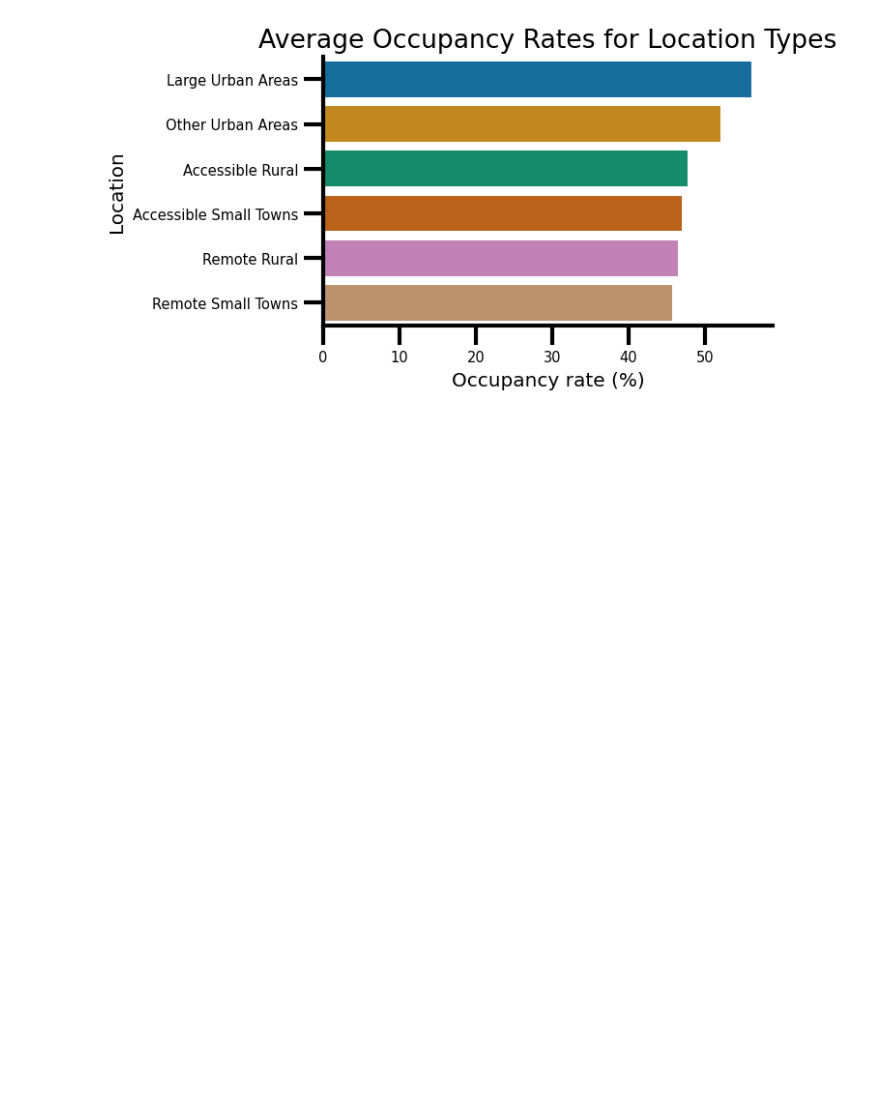
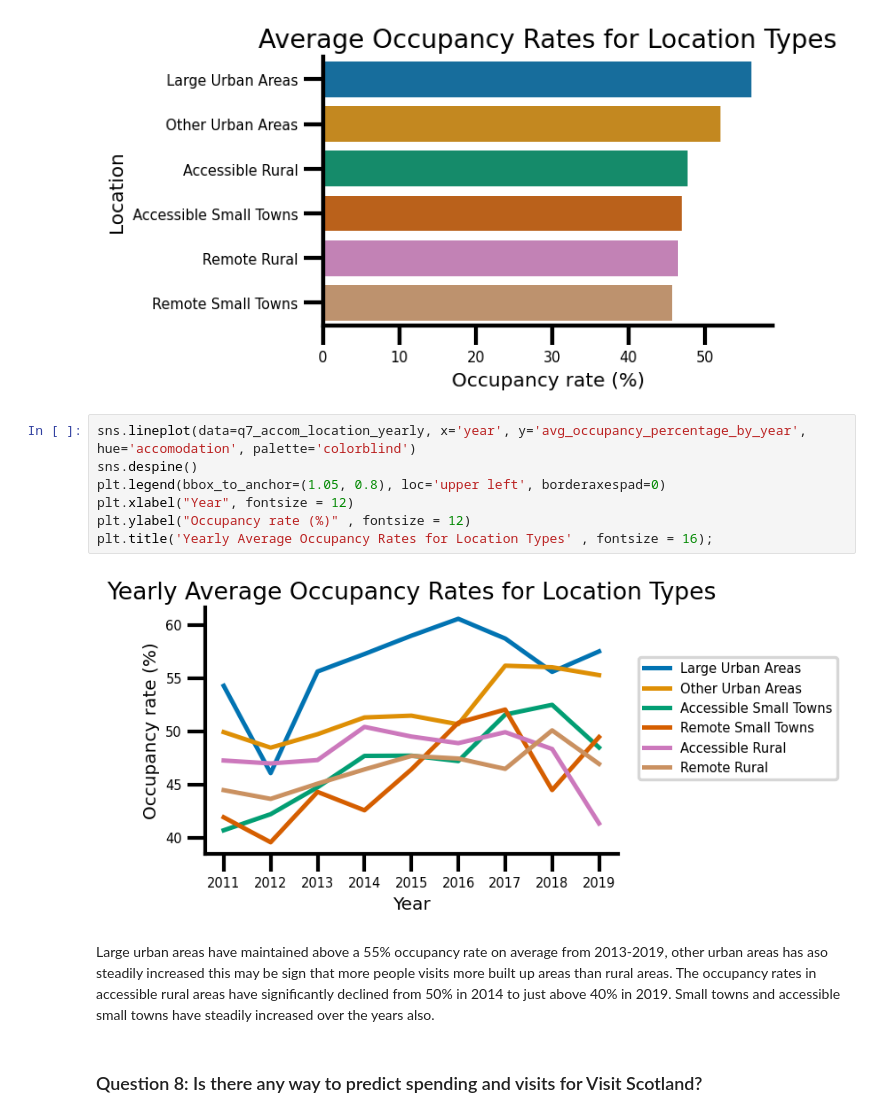
Before and after one commit to mjmarr/visit_scotland_final_project, a Jupyter notebook: analysis/analysis.ipynb, the cells around one changed output. Drawn from its saved outputs; the diff is of its cells as text; blank space fills up the shorter version.

```diff
--- a/analysis/analysis.ipynb
+++ b/analysis/analysis.ipynb
@@ -867,3 +895,16 @@ plt.ylabel("Location", fontsize = 12)
 plt.title('Average Occupancy Rates for Location Types' , fontsize = 16);
 # %% [output]
 [figure]
+# %%
+sns.lineplot(data=q7_accom_location_yearly, x='year', y='avg_occupancy_percentage_by_year', hue='accomodation', palette='colorblind')
+sns.despine()
+plt.legend(bbox_to_anchor=(1.05, 0.8), loc='upper left', borderaxespad=0)
+plt.xlabel("Year", fontsize = 12)
+plt.ylabel("Occupancy rate (%)" , fontsize = 12)
+plt.title('Yearly Average Occupancy Rates for Location Types' , fontsize = 16);
+# %% [output]
+[figure, added]
+# %% [markdown]
+Large urban areas have maintained above a 55% occupancy rate on average from 2013-2019, other urban areas has aso steadily increased this may be sign that more people visits more built up areas than rural areas. The occupancy rates in accessible rural areas have significantly declined from 50% in 2014 to just above 40% in 2019. Small towns and accessible small towns have steadily increased over the years also.
+# %% [markdown]
+### Question 8: Is there any way to predict spending and visits for Visit Scotland?
```
Also changed, not shown: parts of 5 cells of this notebook, 4 other files.
